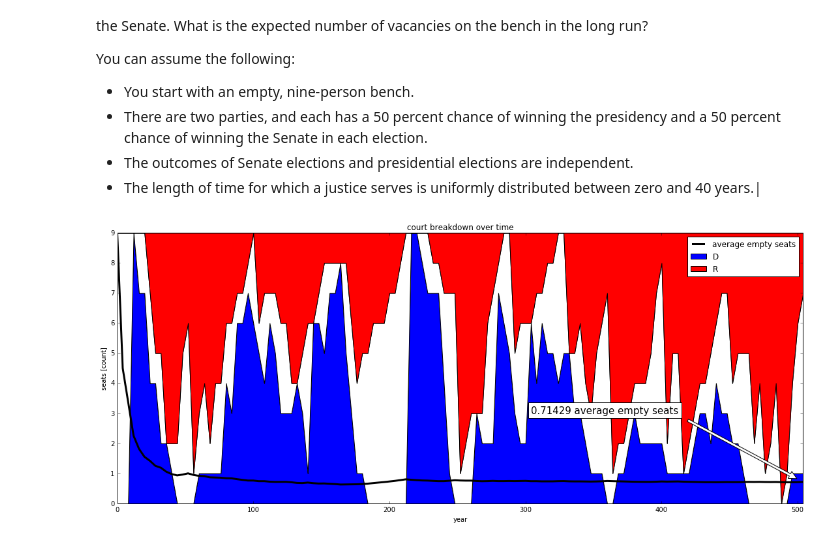
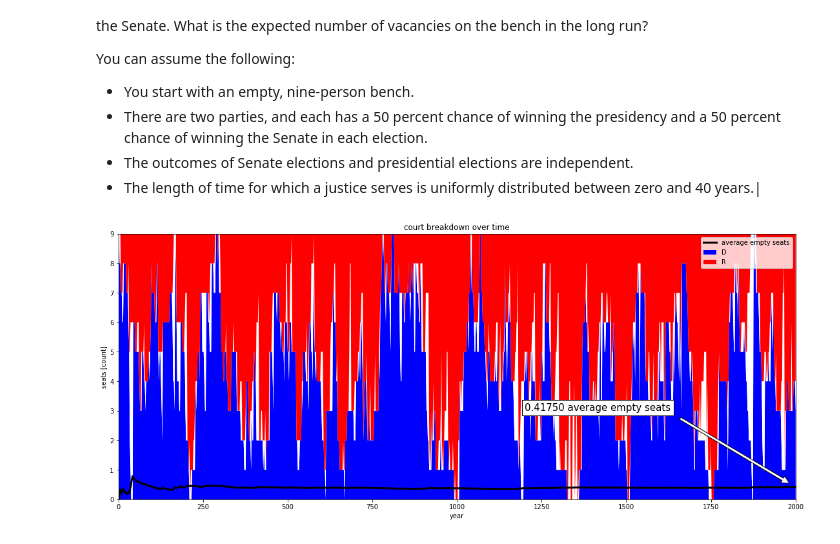
Before and after one commit to andrewzwicky/puzzles, a Jupyter notebook: FiveThirtyEightRiddler/2017-04-14/empty_court_seats.ipynb, the cells around one changed output. Drawn from its saved outputs; the diff is of its cells as text; code cells hidden in the pictures.

Commit message:
updating to have senate on two year election cycle, moved yield to end of year rather than beginning

```diff
--- a/FiveThirtyEightRiddler/2017-04-14/empty_court_seats.ipynb
+++ b/FiveThirtyEightRiddler/2017-04-14/empty_court_seats.ipynb
@@ -29,6 +29,12 @@ class Justice:
         self.init_term = random.randint(0,40)
         self.party = party
         self.term = self.init_term
+
+    def __repr__(self):
+        return self.__str__()
+
+    def __str__(self):
+        return "{0}-{1:2.0f}".format(self.party.name, self.term)
 # %%
 class Bench:
 
@@ -37,14 +43,10 @@ class Bench:
     def __init__(self):
         self.seats = [None] * self.SIZE
 
-    def seat_available(self):
-        return None in self.seats
-
-    def fill_seat(self, justice):
+    def fill_bench(self, party):
         for i in range(self.SIZE):
             if self.seats[i] is None:
-                self.seats[i] = justice
-                break
+                self.seats[i] = Justice(party)
 
     def add_years(self, num_years):
         for i in range(self.SIZE):
@@ -64,52 +66,57 @@ def simulate(years):
     president_party = None
     senate_party = None
     bench = Bench()
-    for year in itertools.count(step=4):
-        yield year, bench
+    pres_year = True
+    for year in itertools.count(step=2):
         if year > years:
             break
 
-        president_party = random.choice(list(Party))
+        if pres_year:
+            president_party = random.choice(list(Party))
         senate_party = random.choice(list(Party))
 
         if president_party == senate_party:
-            while bench.seat_available():
-                bench.fill_seat(Justice(president_party))
+            bench.fill_bench(president_party)
 
-        bench.add_years(4)
+        #print("{0:3.0f} {1} {2} {3}".format(year, president_party.name, senate_party.name, bench.seats))
+        yield year, bench
+
+        bench.add_years(2)
+        pres_year = !pres_year
 # %%
-raw_data = [(y,b.breakdown()) for y,b in simulate(500)]
+raw_data = [(y,b.breakdown()) for y,b in simulate(2000)]
 years, benches = list(zip(*raw_data))
 
 y = np.row_stack(list(zip(*benches)))
 
 mean = np.cumsum(y[1]) / ([1] + list(years[1:]))
 
 fig, ax = plt.subplots(1, facecolor='white', figsize=(15,6))
 plt.tight_layout(pad=0, w_pad=0.5, h_pad=0)
 
 k = ax.stackplot(years, y, colors=('blue','white','red'), labels=("D","","R"))
 ax.plot(years, mean, 'k', linewidth=3, label = "average empty seats")
 
+ax.set_ylim([0,9])
 ax.set_xlim([years[0],years[-1]])
 ax.set_xlabel("year")
 ax.set_ylabel("seats [count]")
 ax.set_title("court breakdown over time")
 
 bbox_props = dict(boxstyle="square,pad=0.3", fc="white", ec="k", lw=1)
 
 ax.annotate('{0:0.5f} average empty seats'.format(mean[-1]),
             xy=(years[-1], mean[-1]),
             size=15,
             xytext=(years[3*len(years)//5], 3),
             arrowprops=dict(facecolor='white', shrink=0.05),
             bbox=bbox_props)
 
 ax.legend()
 
 plt.show()
 # %% [output]
-[figure, old version]
+[figure, new version]
 # %%
 def plot_sims(years, simulations):
     fig, ax = plt.subplots(figsize=(14, 10))
```
Also changed, not shown: parts of 3 cells of this notebook.
